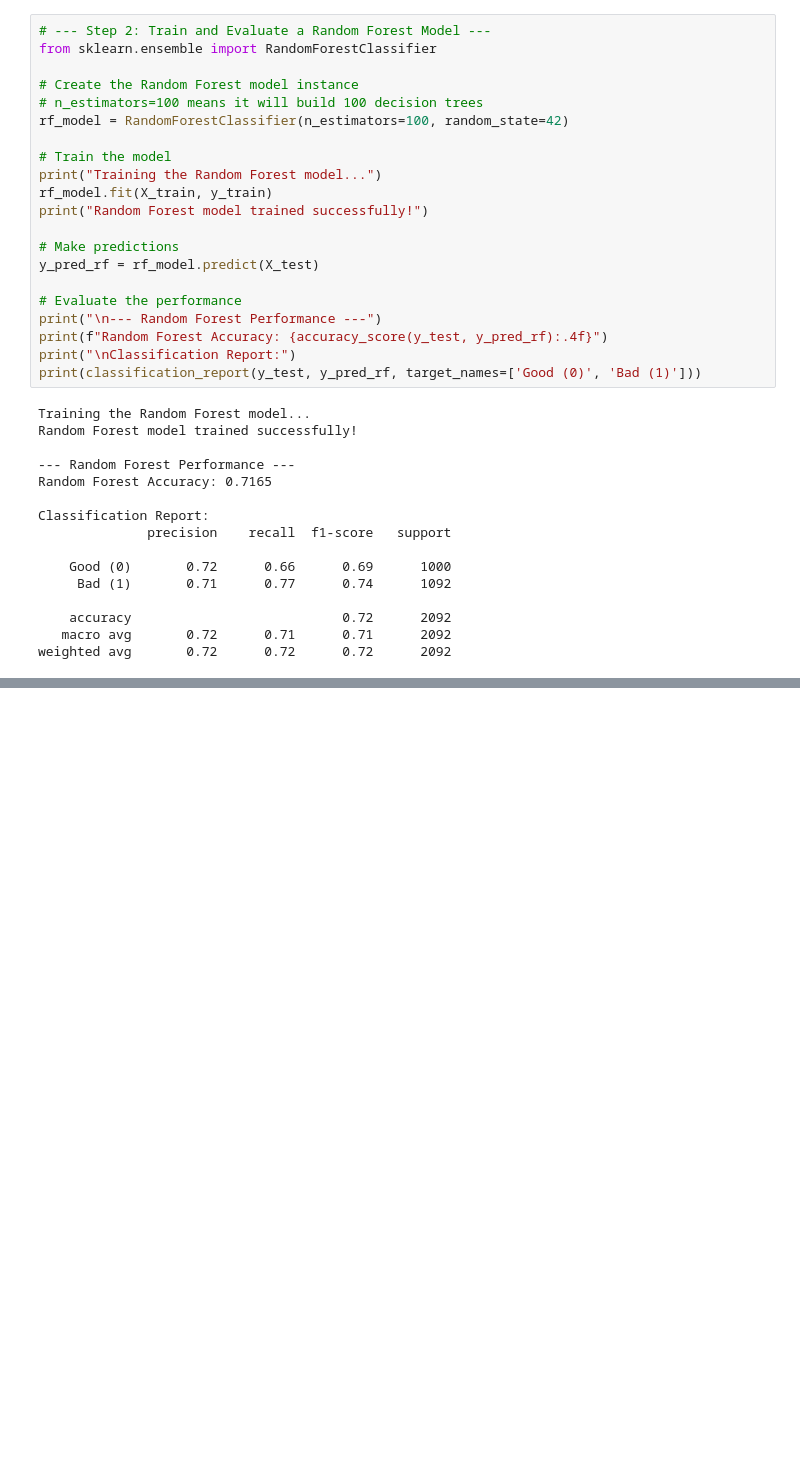
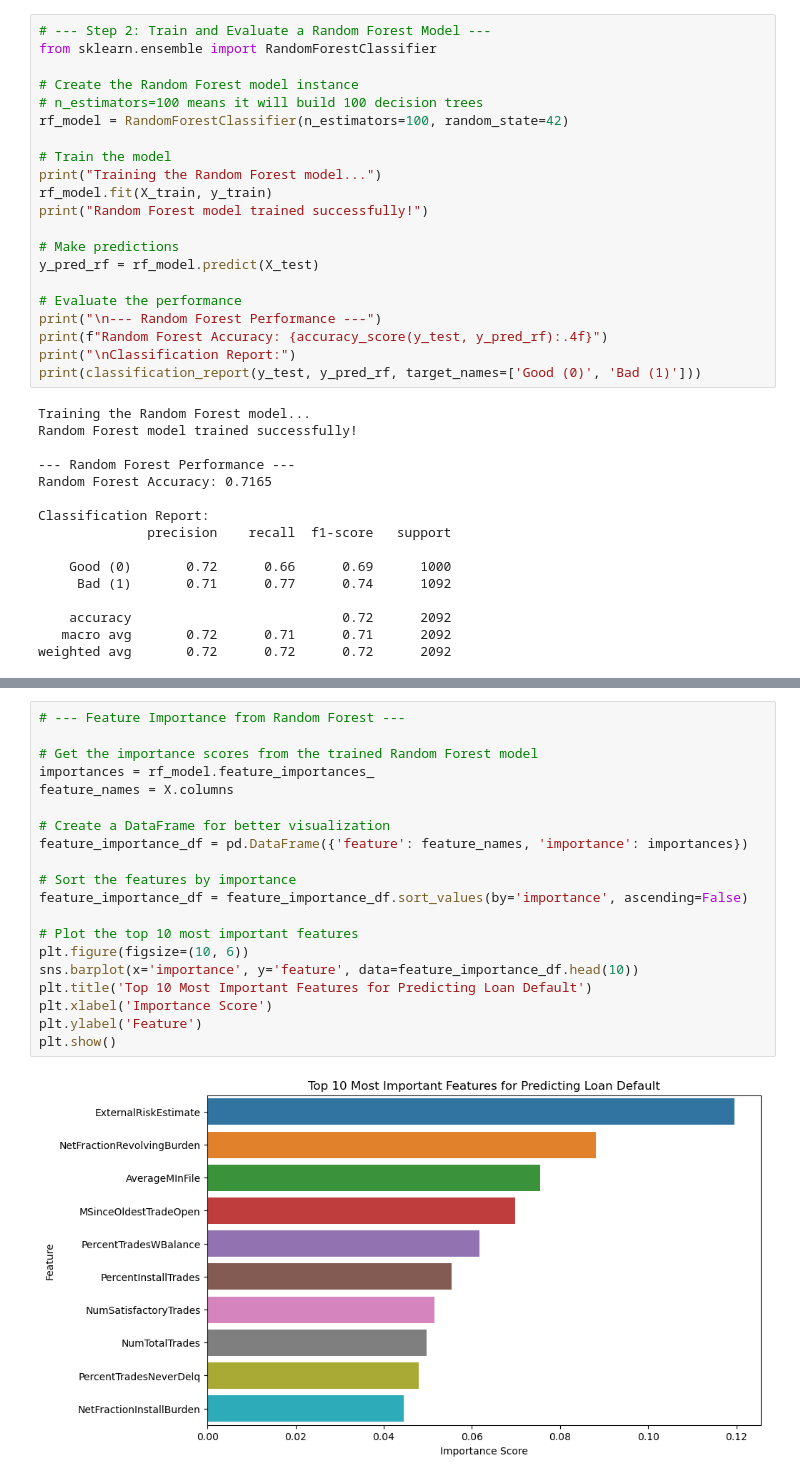
Before and after one commit to Parvptl/CreditGuard, a Jupyter notebook: notebooks/02_modeling.ipynb, the cells around one changed output, grey strips where cells are left out. Cells and saved outputs as stored; diff of their text form; blank space fills up the shorter version.

```diff
--- a/notebooks/02_modeling.ipynb
+++ b/notebooks/02_modeling.ipynb
@@ -174,0 +228,22 @@ weighted avg       0.72      0.72      0.72      2092
+# %%
+# --- Feature Importance from Random Forest ---
+
+# Get the importance scores from the trained Random Forest model
+importances = rf_model.feature_importances_
+feature_names = X.columns
+
+# Create a DataFrame for better visualization
+feature_importance_df = pd.DataFrame({'feature': feature_names, 'importance': importances})
+
+# Sort the features by importance
+feature_importance_df = feature_importance_df.sort_values(by='importance', ascending=False)
+
+# Plot the top 10 most important features
+plt.figure(figsize=(10, 6))
+sns.barplot(x='importance', y='feature', data=feature_importance_df.head(10))
+plt.title('Top 10 Most Important Features for Predicting Loan Default')
+plt.xlabel('Importance Score')
+plt.ylabel('Feature')
+plt.show()
+# %% [output]
+[figure, added]
```
Also changed, not shown: parts of 5 cells of this notebook.
